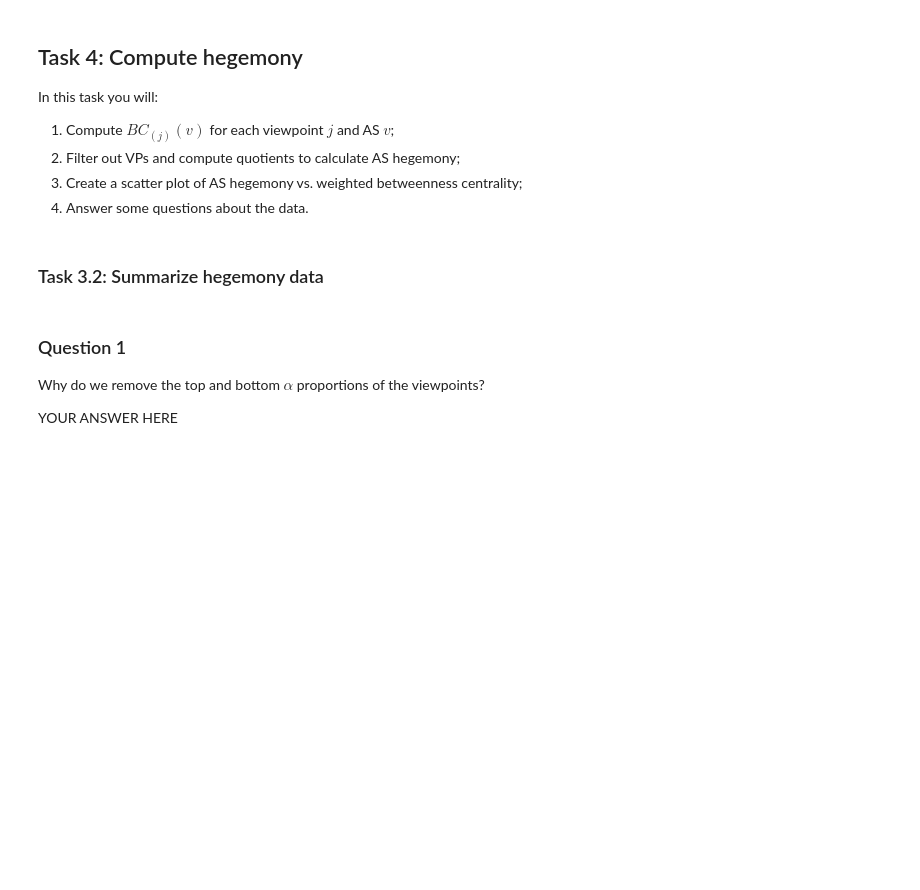
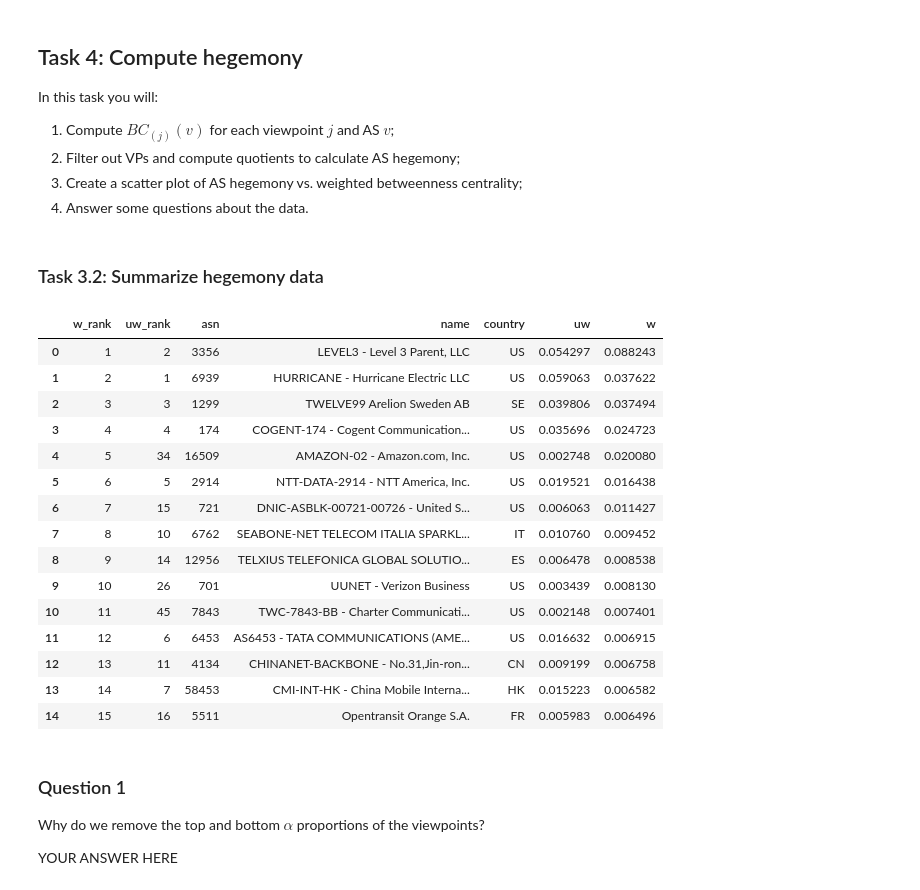
Before and after one commit to luyuanfan/nids-as-centrality, a Jupyter notebook: nids-as-centrality-refactored.ipynb, the cells around one changed output. Drawn from its saved outputs; the diff is of its cells as text; code cells hidden in the pictures; blank space fills up the shorter version.

```diff
--- a/nids-as-centrality-refactored.ipynb
+++ b/nids-as-centrality-refactored.ipynb
@@ -449,19 +466,36 @@ hege = compute_hegemony_scores(local_graphs, pfx_to_weight, asn_to_peer, peer_to
 # %%
 hege_df = pd.DataFrame.from_dict(hege, orient="index")
 
 hege_df_enriched = (
     hege_df
     .merge(as_info_df, left_index=True, right_index=True)
     .reset_index(names="asn")
     .assign(
         uw_rank=lambda df: df["uw"].rank(ascending=False).astype(int),
         w_rank=lambda df: df["w"].rank(ascending=False).astype(int)
     )
-    .reindex(columns=["asn","name","country","uw","w","uw_rank","w_rank"])
+    .reindex(columns=["w_rank","uw_rank","asn","name","country","uw","w"])
     .sort_values("w", ascending=False)
     .reset_index(drop=True)
 )
 hege_df_enriched.head(15)
+# %% [output]
+|  | w_rank | uw_rank | asn | name | country | uw | w |
+| 0 | 1 | 2 | 3356 | LEVEL3 - Level 3 Parent, LLC | US | 0.054297 | 0.088243 |
+| 1 | 2 | 1 | 6939 | HURRICANE - Hurricane Electric LLC | US | 0.059063 | 0.037622 |
+| 2 | 3 | 3 | 1299 | TWELVE99 Arelion Sweden AB | SE | 0.039806 | 0.037494 |
+| 3 | 4 | 4 | 174 | COGENT-174 - Cogent Communication... | US | 0.035696 | 0.024723 |
+| 4 | 5 | 34 | 16509 | AMAZON-02 - Amazon.com, Inc. | US | 0.002748 | 0.020080 |
+| 5 | 6 | 5 | 2914 | NTT-DATA-2914 - NTT America, Inc. | US | 0.019521 | 0.016438 |
+| 6 | 7 | 15 | 721 | DNIC-ASBLK-00721-00726 - United S... | US | 0.006063 | 0.011427 |
+| 7 | 8 | 10 | 6762 | SEABONE-NET TELECOM ITALIA SPARKL... | IT | 0.010760 | 0.009452 |
+| 8 | 9 | 14 | 12956 | TELXIUS TELEFONICA GLOBAL SOLUTIO... | ES | 0.006478 | 0.008538 |
+| 9 | 10 | 26 | 701 | UUNET - Verizon Business | US | 0.003439 | 0.008130 |
+| 10 | 11 | 45 | 7843 | TWC-7843-BB - Charter Communicati... | US | 0.002148 | 0.007401 |
+| 11 | 12 | 6 | 6453 | AS6453 - TATA COMMUNICATIONS (AME... | US | 0.016632 | 0.006915 |
+| 12 | 13 | 11 | 4134 | CHINANET-BACKBONE - No.31,Jin-ron... | CN | 0.009199 | 0.006758 |
+| 13 | 14 | 7 | 58453 | CMI-INT-HK - China Mobile Interna... | HK | 0.015223 | 0.006582 |
+| 14 | 15 | 16 | 5511 | Opentransit Orange S.A. | FR | 0.005983 | 0.006496 |
 # %% [markdown]
 ### Question 1
 Why do we remove the top and bottom $\alpha$ proportions of the viewpoints?
```
Also changed, not shown: parts of 5 cells of this notebook.
